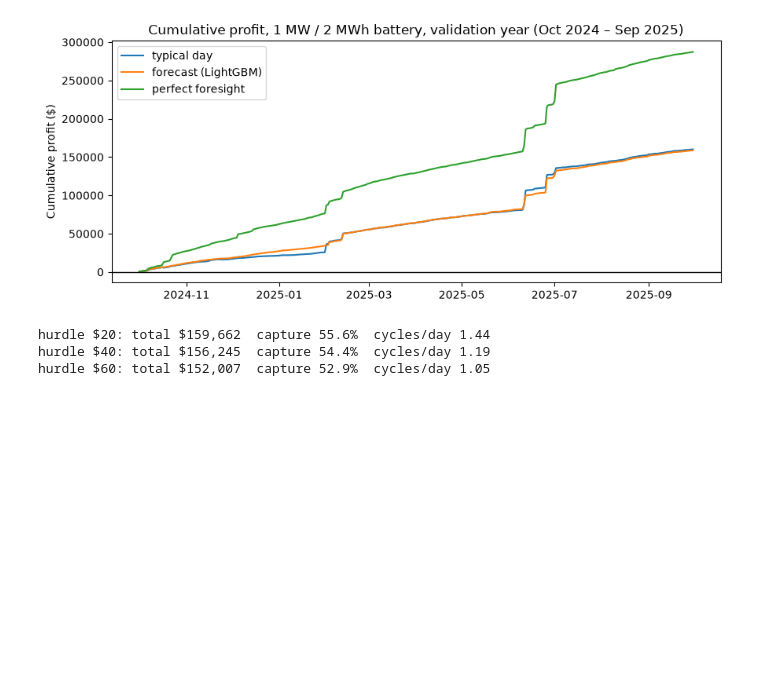
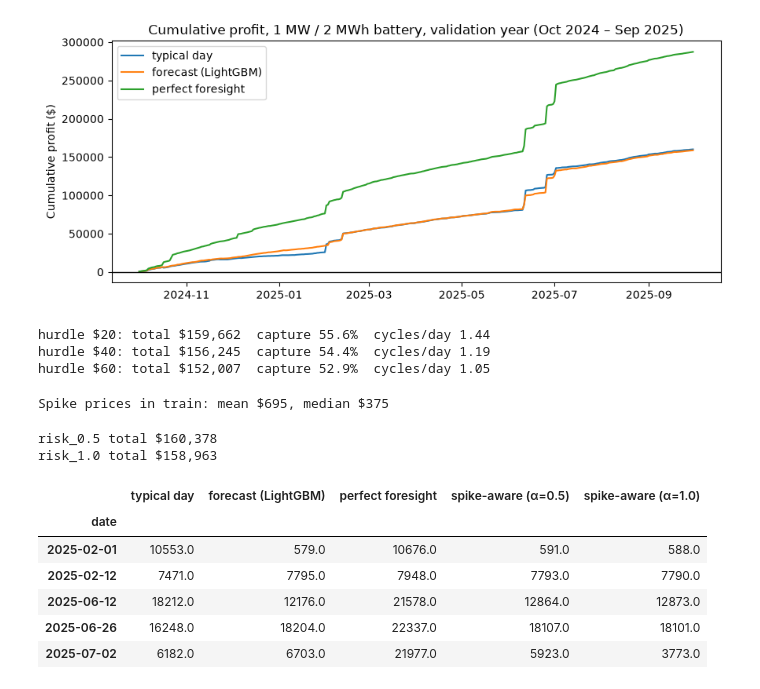
Before and after one commit to phquyen/nem-battery-trading-sa, a Jupyter notebook: notebooks/battery.ipynb, the cells around one changed output. Drawn from its saved outputs; the diff is of its cells as text; code cells hidden in the pictures; blank space fills up the shorter version.

```diff
--- a/notebooks/battery.ipynb
+++ b/notebooks/battery.ipynb
@@ -131,3 +131,46 @@ for hurdle in [20, 40, 60]:
 hurdle $20: total $159,662  capture 55.6%  cycles/day 1.44
 hurdle $40: total $156,245  capture 54.4%  cycles/day 1.19
 hurdle $60: total $152,007  capture 52.9%  cycles/day 1.05
+# %%
+# spike model
+SPIKE = 300
+y_train = (train[TARGET] > SPIKE).astype(int)
+
+clf = lgb.LGBMClassifier(n_estimators=500, learning_rate=0.05, num_leaves=31,
+                         min_child_samples=50, random_state=42, verbose=-1)
+clf.fit(train[FEATURES], y_train)
+valid["p_spike"] = clf.predict_proba(valid[FEATURES])[:, 1]
+
+# What's a "typical" spike price? (from TRAIN only)
+spike_prices = train.loc[train[TARGET] > SPIKE, TARGET]
+print(f"Spike prices in train: mean ${spike_prices.mean():,.0f}, median ${spike_prices.median():,.0f}")
+spike_value = spike_prices.median()
+# %% [output]
+Spike prices in train: mean $695, median $375
+# %%
+# spike aware planning prices
+# alpha = 0.5 means overestimate high risk by about 2x.a = 0.5 half influence, a = 1 trust fully
+for alpha in [0.5, 1.0]:
+    col = f"risk_{alpha}"
+    valid[col] = valid["forecast"] + alpha * valid["p_spike"] * (spike_value - valid["forecast"]).clip(lower=0)
+    runs[f"spike-aware (α={alpha})"] = simulate(valid, col, spec, spec)
+    print(col, f"total ${runs[f'spike-aware (α={alpha})']['profit'].sum():,.0f}")
+# %% [output]
+risk_0.5 total $160,378
+risk_1.0 total $158,963
+# %%
+# compare models
+spike_days = ["2025-02-01", "2025-02-12", "2025-06-12", "2025-06-26", "2025-07-02"]
+compare = pd.DataFrame({
+    name: r.set_index("date").loc[pd.to_datetime(spike_days), "profit"]
+    for name, r in runs.items()
+}).round(0)
+compare
+# %% [output]
+|  | typical day | forecast (LightGBM) | perfect foresight | spike-aware (α=0.5) | spike-aware (α=1.0) |
+| date |  |  |  |  |  |
+| 2025-02-01 | 10553.0 | 579.0 | 10676.0 | 591.0 | 588.0 |
+| 2025-02-12 | 7471.0 | 7795.0 | 7948.0 | 7793.0 | 7790.0 |
+| 2025-06-12 | 18212.0 | 12176.0 | 21578.0 | 12864.0 | 12873.0 |
+| 2025-06-26 | 16248.0 | 18204.0 | 22337.0 | 18107.0 | 18101.0 |
+| 2025-07-02 | 6182.0 | 6703.0 | 21977.0 | 5923.0 | 3773.0 |
```
Also changed, not shown: parts of 1 cell of this notebook, 2 other files.
